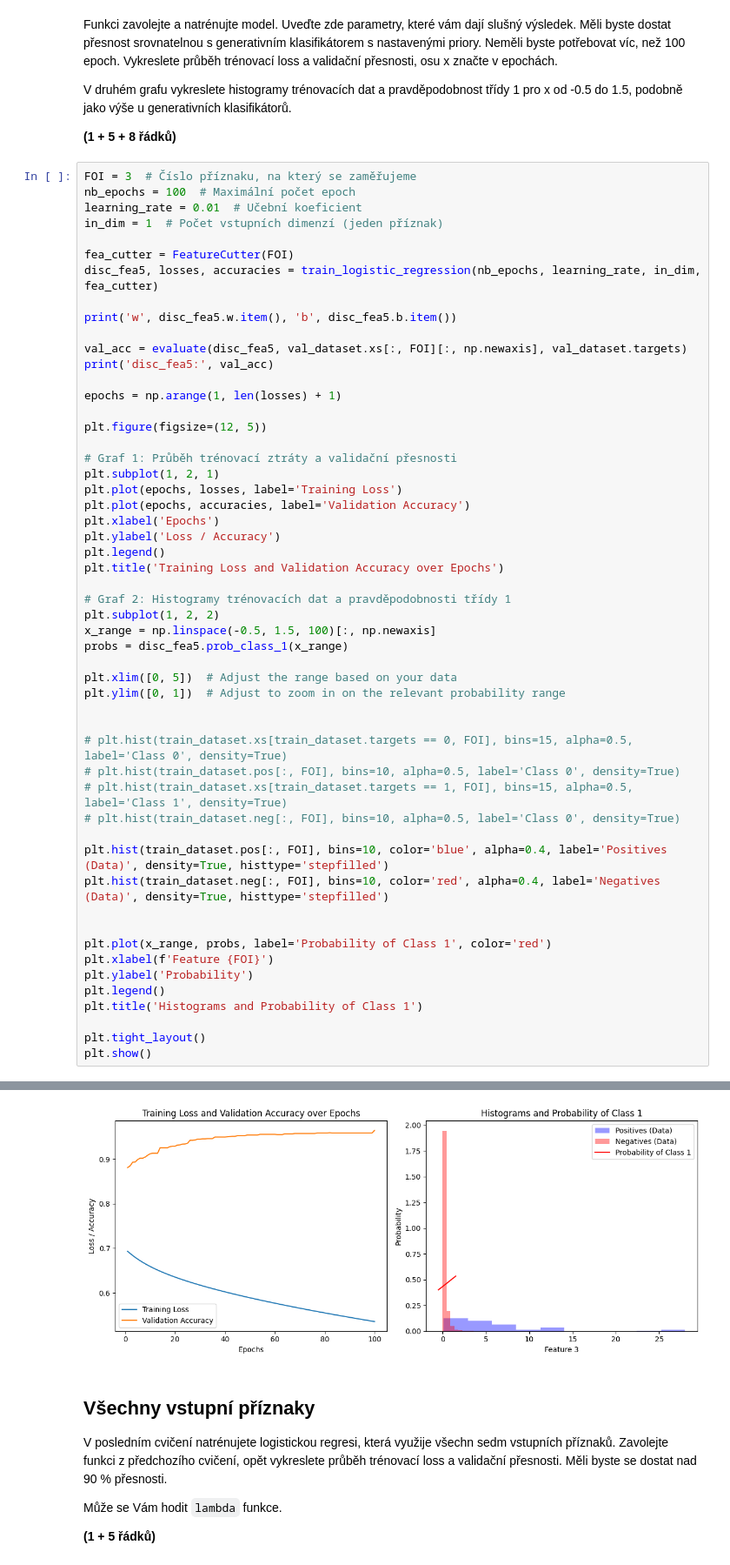
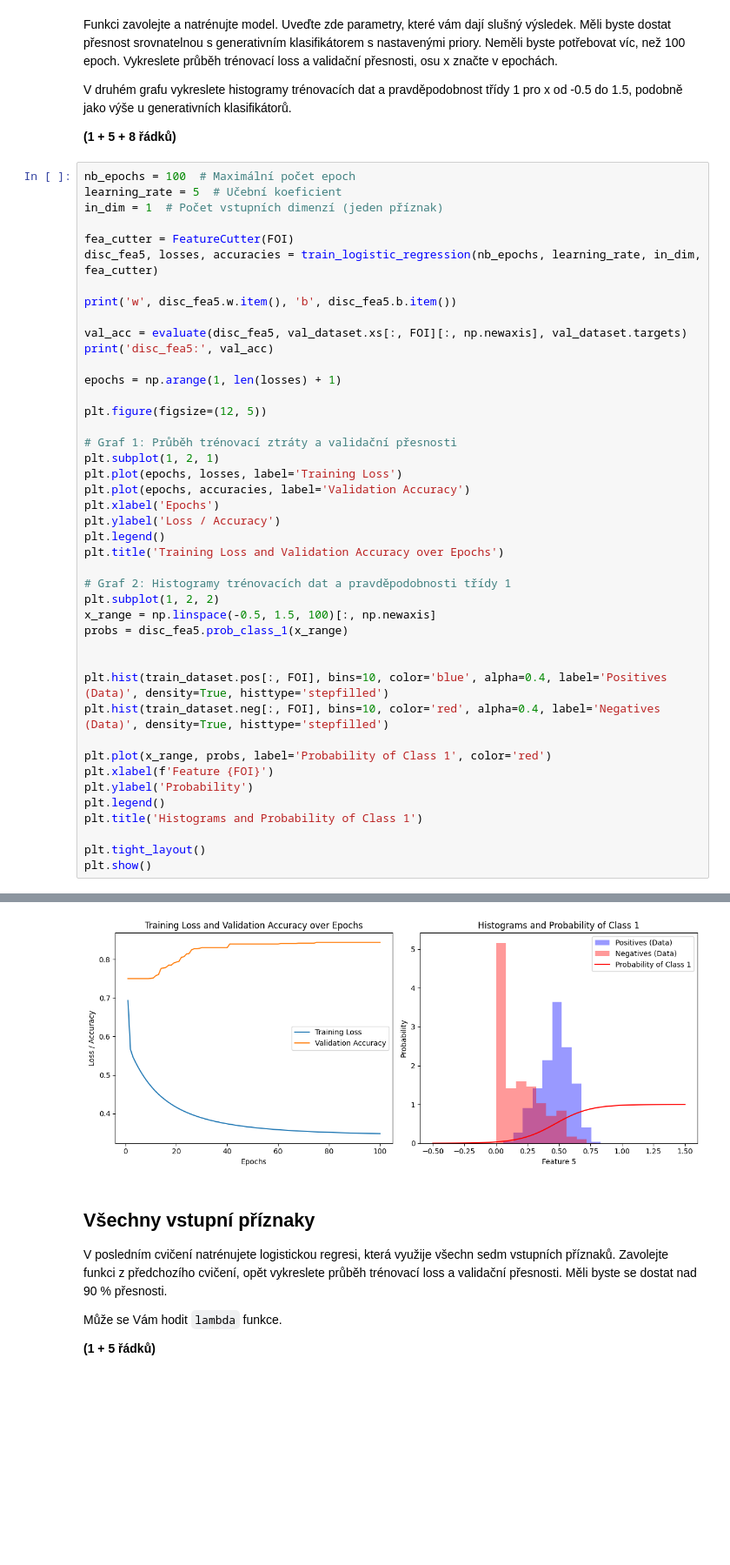
Before and after one commit to IamBahno/SUI-project-1, a Jupyter notebook: zadani.ipynb, the cells around one changed output, grey strips where cells are left out. Shown at 87% size. Drawn from its saved outputs; the diff is of its cells as text; blank space fills up the shorter version.

Commit message:
zero division, graph fix

```diff
--- a/zadani.ipynb
+++ b/zadani.ipynb
@@ -332,9 +334,8 @@ V druhém grafu vykreslete histogramy trénovacích dat a pravděpodobnost tří
 
 **(1 + 5 + 8 řádků)**
 # %%
-FOI = 3  # Číslo příznaku, na který se zaměřujeme
 nb_epochs = 100  # Maximální počet epoch
-learning_rate = 0.01  # Učební koeficient
+learning_rate = 5  # Učební koeficient
 in_dim = 1  # Počet vstupních dimenzí (jeden příznak)
 
 fea_cutter = FeatureCutter(FOI)
@@ -363,18 +364,9 @@ plt.subplot(1, 2, 2)
 x_range = np.linspace(-0.5, 1.5, 100)[:, np.newaxis]
 probs = disc_fea5.prob_class_1(x_range)
 
-plt.xlim([0, 5])  # Adjust the range based on your data
-plt.ylim([0, 1])  # Adjust to zoom in on the relevant probability range
-
-
-# plt.hist(train_dataset.xs[train_dataset.targets == 0, FOI], bins=15, alpha=0.5, label='Class 0', density=True)
-# plt.hist(train_dataset.pos[:, FOI], bins=10, alpha=0.5, label='Class 0', density=True)
-# plt.hist(train_dataset.xs[train_dataset.targets == 1, FOI], bins=15, alpha=0.5, label='Class 1', density=True)
-# plt.hist(train_dataset.neg[:, FOI], bins=10, alpha=0.5, label='Class 0', density=True)
 
 plt.hist(train_dataset.pos[:, FOI], bins=10, color='blue', alpha=0.4, label='Positives (Data)', density=True, histtype='stepfilled')
 plt.hist(train_dataset.neg[:, FOI], bins=10, color='red', alpha=0.4, label='Negatives (Data)', density=True, histtype='stepfilled')
-
 
 plt.plot(x_range, probs, label='Probability of Class 1', color='red')
 plt.xlabel(f'Feature {FOI}')
@@ -390,4 +382,4 @@ disc_fea5: 0.9645
-[figure, old version]
+[figure, new version]
 # %% [markdown]
 ## Všechny vstupní příznaky
 V posledním cvičení natrénujete logistickou regresi, která využije všechn sedm vstupních příznaků.
```
Also changed, not shown: parts of 5 cells of this notebook.
